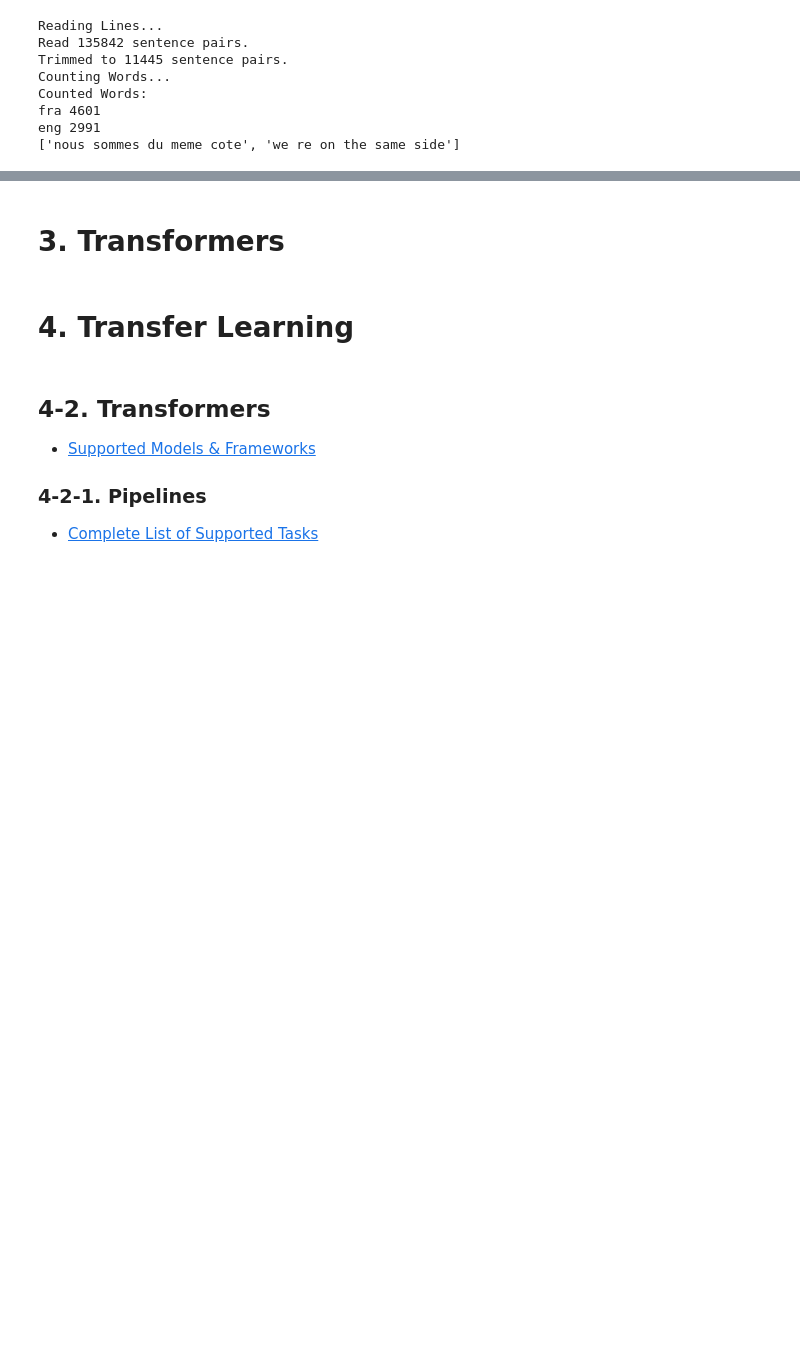
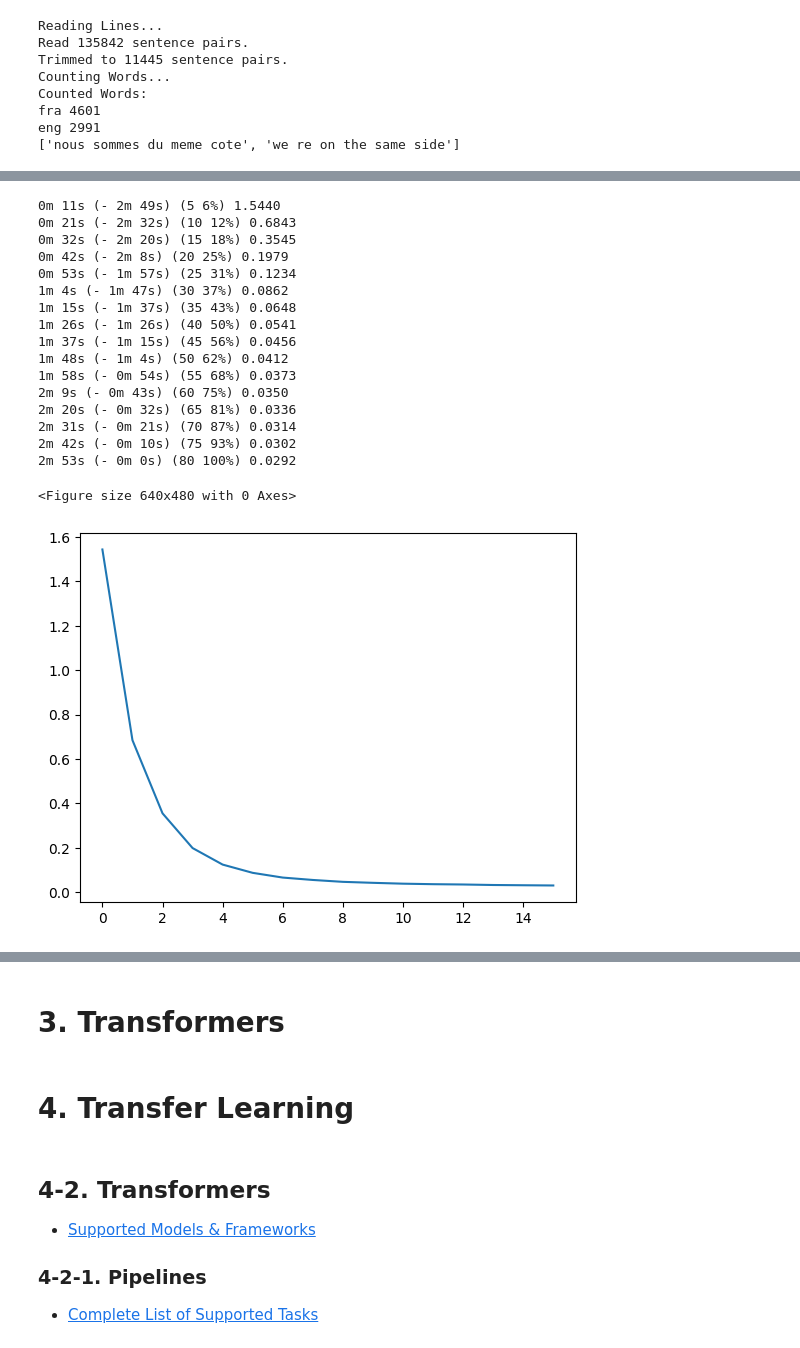
Before and after one commit to yungshun317/torch-nlp, a Jupyter notebook: sequence_to_sequence_learning.ipynb, the cells around one changed output, grey strips where cells are left out. Saved outputs shown, nothing was run; the diff lists cells and outputs as text; code cells hidden in the pictures; blank space fills up the shorter version.

Commit message:
[FEAT] Perform neural machine translation with a seq2seq network and the Bahdanau attention mechanism

```diff
--- a/sequence_to_sequence_learning.ipynb
+++ b/sequence_to_sequence_learning.ipynb
@@ -120,0 +202,17 @@ eng 2991
+# %%
+# Device agnostic code
+device = "cuda" if torch.cuda.is_available() else "cpu"
+
+class EncoderGRUNeuralNetwork(nn.Module):
+    def __init__(self, input_size, hidden_size, dropout_p=0.1):
+        super(EncoderGRUNeuralNetwork, self).__init__()
+        self.hidden_size = hidden_size
+
+        self.embedding = nn.Embedding(input_size, hidden_size)
+        self.gru = nn.GRU(hidden_size, hidden_size, batch_first=True)
+        self.dropout = nn.Dropout(dropout_p)
+
+    def forward(self, input):
+        embedded = self.dropout(self.embedding(input))
+        output, hidden = self.gru(embedded)
+        return output, hidden
@@ -120,0 +443,26 @@ eng 2991
+# %%
+hidden_size = 128
+
+encoder = EncoderGRUNeuralNetwork(input_language.num_words, hidden_size).to(device)
+decoder = BahdanauAttentionDecoderGRUNeuralNetwork(hidden_size, output_language.num_words).to(device)
+
+train(train_dataloader, encoder, decoder, num_epochs=80, print_every=5, plot_every=5)
+# %% [output]
+0m 11s (- 2m 49s) (5 6%) 1.5440
+0m 21s (- 2m 32s) (10 12%) 0.6843
+0m 32s (- 2m 20s) (15 18%) 0.3545
+0m 42s (- 2m 8s) (20 25%) 0.1979
+0m 53s (- 1m 57s) (25 31%) 0.1234
+1m 4s (- 1m 47s) (30 37%) 0.0862
+1m 15s (- 1m 37s) (35 43%) 0.0648
+1m 26s (- 1m 26s) (40 50%) 0.0541
+1m 37s (- 1m 15s) (45 56%) 0.0456
+1m 48s (- 1m 4s) (50 62%) 0.0412
+1m 58s (- 0m 54s) (55 68%) 0.0373
+2m 9s (- 0m 43s) (60 75%) 0.0350
+2m 20s (- 0m 32s) (65 81%) 0.0336
+2m 31s (- 0m 21s) (70 87%) 0.0314
+2m 42s (- 0m 10s) (75 93%) 0.0302
+2m 53s (- 0m 0s) (80 100%) 0.0292
+<Figure size 640x480 with 0 Axes>
+[figure, added]
```
Also changed, not shown: parts of 11 cells of this notebook, 1 other file.
